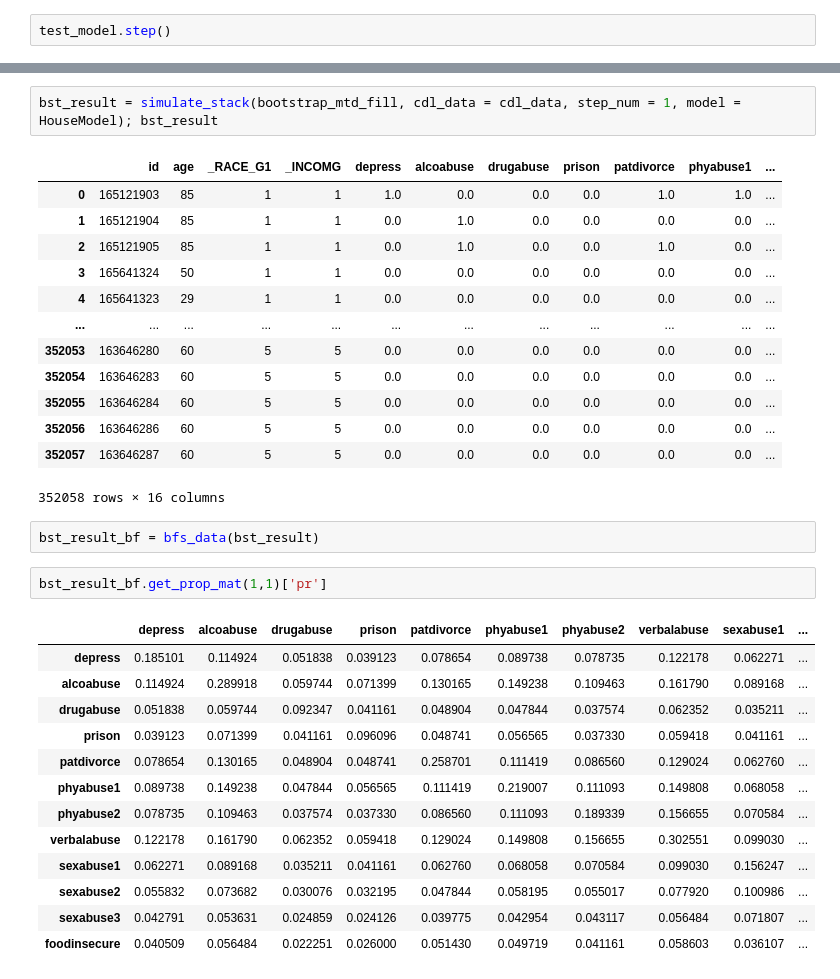
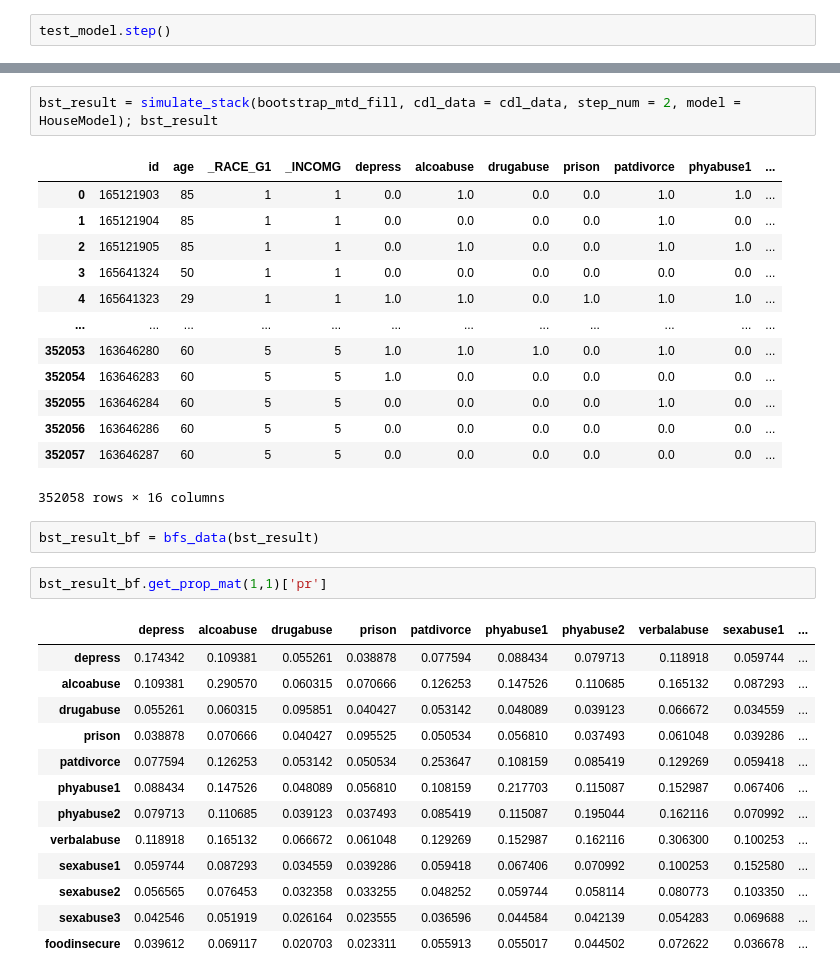
Before and after one commit to Paeans/ace.simulator, a Jupyter notebook: ace_model/howto-transmit-model.ipynb, the cells around one changed output, grey strips where cells are left out. Cells and saved outputs as stored; diff of their text form.

```diff
--- a/ace_model/howto-transmit-model.ipynb
+++ b/ace_model/howto-transmit-model.ipynb
@@ -111,17 +111,17 @@ result_df[result_df['age'] < 18]
 1455 rows × 16 columns
 # %%
-bst_result = simulate_stack(bootstrap_mtd_fill, cdl_data = cdl_data, step_num = 1, model = HouseModel); bst_result
+bst_result = simulate_stack(bootstrap_mtd_fill, cdl_data = cdl_data, step_num = 2, model = HouseModel); bst_result
 # %% [output]
 |  | id | age | _RACE_G1 | _INCOMG | depress | alcoabuse | drugabuse | prison | patdivorce | phyabuse1 | ... |
-| 0 | 165121903 | 85 | 1 | 1 | 1.0 | 0.0 | 0.0 | 0.0 | 1.0 | 1.0 | ... |
-| 1 | 165121904 | 85 | 1 | 1 | 0.0 | 1.0 | 0.0 | 0.0 | 0.0 | 0.0 | ... |
-| 2 | 165121905 | 85 | 1 | 1 | 0.0 | 1.0 | 0.0 | 0.0 | 1.0 | 0.0 | ... |
+| 0 | 165121903 | 85 | 1 | 1 | 0.0 | 1.0 | 0.0 | 0.0 | 1.0 | 1.0 | ... |
+| 1 | 165121904 | 85 | 1 | 1 | 0.0 | 0.0 | 0.0 | 0.0 | 1.0 | 0.0 | ... |
+| 2 | 165121905 | 85 | 1 | 1 | 0.0 | 1.0 | 0.0 | 0.0 | 1.0 | 1.0 | ... |
 | 3 | 165641324 | 50 | 1 | 1 | 0.0 | 0.0 | 0.0 | 0.0 | 0.0 | 0.0 | ... |
-| 4 | 165641323 | 29 | 1 | 1 | 0.0 | 0.0 | 0.0 | 0.0 | 0.0 | 0.0 | ... |
+| 4 | 165641323 | 29 | 1 | 1 | 1.0 | 1.0 | 0.0 | 1.0 | 1.0 | 1.0 | ... |
 | ... | ... | ... | ... | ... | ... | ... | ... | ... | ... | ... | ... |
-| 352053 | 163646280 | 60 | 5 | 5 | 0.0 | 0.0 | 0.0 | 0.0 | 0.0 | 0.0 | ... |
-| 352054 | 163646283 | 60 | 5 | 5 | 0.0 | 0.0 | 0.0 | 0.0 | 0.0 | 0.0 | ... |
-| 352055 | 163646284 | 60 | 5 | 5 | 0.0 | 0.0 | 0.0 | 0.0 | 0.0 | 0.0 | ... |
+| 352053 | 163646280 | 60 | 5 | 5 | 1.0 | 1.0 | 1.0 | 0.0 | 1.0 | 0.0 | ... |
+| 352054 | 163646283 | 60 | 5 | 5 | 1.0 | 0.0 | 0.0 | 0.0 | 0.0 | 0.0 | ... |
+| 352055 | 163646284 | 60 | 5 | 5 | 0.0 | 0.0 | 0.0 | 0.0 | 1.0 | 0.0 | ... |
 | 352056 | 163646286 | 60 | 5 | 5 | 0.0 | 0.0 | 0.0 | 0.0 | 0.0 | 0.0 | ... |
 | 352057 | 163646287 | 60 | 5 | 5 | 0.0 | 0.0 | 0.0 | 0.0 | 0.0 | 0.0 | ... |
 352058 rows × 16 columns
@@ -131,18 +131,18 @@ bst_result_bf = bfs_data(bst_result)
 bst_result_bf.get_prop_mat(1,1)['pr']
 # %% [output]
 |  | depress | alcoabuse | drugabuse | prison | patdivorce | phyabuse1 | phyabuse2 | verbalabuse | sexabuse1 | ... |
-| depress | 0.185101 | 0.114924 | 0.051838 | 0.039123 | 0.078654 | 0.089738 | 0.078735 | 0.122178 | 0.062271 | ... |
-| alcoabuse | 0.114924 | 0.289918 | 0.059744 | 0.071399 | 0.130165 | 0.149238 | 0.109463 | 0.161790 | 0.089168 | ... |
-| drugabuse | 0.051838 | 0.059744 | 0.092347 | 0.041161 | 0.048904 | 0.047844 | 0.037574 | 0.062352 | 0.035211 | ... |
-| prison | 0.039123 | 0.071399 | 0.041161 | 0.096096 | 0.048741 | 0.056565 | 0.037330 | 0.059418 | 0.041161 | ... |
-| patdivorce | 0.078654 | 0.130165 | 0.048904 | 0.048741 | 0.258701 | 0.111419 | 0.086560 | 0.129024 | 0.062760 | ... |
-| phyabuse1 | 0.089738 | 0.149238 | 0.047844 | 0.056565 | 0.111419 | 0.219007 | 0.111093 | 0.149808 | 0.068058 | ... |
-| phyabuse2 | 0.078735 | 0.109463 | 0.037574 | 0.037330 | 0.086560 | 0.111093 | 0.189339 | 0.156655 | 0.070584 | ... |
-| verbalabuse | 0.122178 | 0.161790 | 0.062352 | 0.059418 | 0.129024 | 0.149808 | 0.156655 | 0.302551 | 0.099030 | ... |
-| sexabuse1 | 0.062271 | 0.089168 | 0.035211 | 0.041161 | 0.062760 | 0.068058 | 0.070584 | 0.099030 | 0.156247 | ... |
-| sexabuse2 | 0.055832 | 0.073682 | 0.030076 | 0.032195 | 0.047844 | 0.058195 | 0.055017 | 0.077920 | 0.100986 | ... |
-| sexabuse3 | 0.042791 | 0.053631 | 0.024859 | 0.024126 | 0.039775 | 0.042954 | 0.043117 | 0.056484 | 0.071807 | ... |
-| foodinsecure | 0.040509 | 0.056484 | 0.022251 | 0.026000 | 0.051430 | 0.049719 | 0.041161 | 0.058603 | 0.036107 | ... |
+| depress | 0.174342 | 0.109381 | 0.055261 | 0.038878 | 0.077594 | 0.088434 | 0.079713 | 0.118918 | 0.059744 | ... |
+| alcoabuse | 0.109381 | 0.290570 | 0.060315 | 0.070666 | 0.126253 | 0.147526 | 0.110685 | 0.165132 | 0.087293 | ... |
+| drugabuse | 0.055261 | 0.060315 | 0.095851 | 0.040427 | 0.053142 | 0.048089 | 0.039123 | 0.066672 | 0.034559 | ... |
+| prison | 0.038878 | 0.070666 | 0.040427 | 0.095525 | 0.050534 | 0.056810 | 0.037493 | 0.061048 | 0.039286 | ... |
+| patdivorce | 0.077594 | 0.126253 | 0.053142 | 0.050534 | 0.253647 | 0.108159 | 0.085419 | 0.129269 | 0.059418 | ... |
+| phyabuse1 | 0.088434 | 0.147526 | 0.048089 | 0.056810 | 0.108159 | 0.217703 | 0.115087 | 0.152987 | 0.067406 | ... |
+| phyabuse2 | 0.079713 | 0.110685 | 0.039123 | 0.037493 | 0.085419 | 0.115087 | 0.195044 | 0.162116 | 0.070992 | ... |
+| verbalabuse | 0.118918 | 0.165132 | 0.066672 | 0.061048 | 0.129269 | 0.152987 | 0.162116 | 0.306300 | 0.100253 | ... |
+| sexabuse1 | 0.059744 | 0.087293 | 0.034559 | 0.039286 | 0.059418 | 0.067406 | 0.070992 | 0.100253 | 0.152580 | ... |
+| sexabuse2 | 0.056565 | 0.076453 | 0.032358 | 0.033255 | 0.048252 | 0.059744 | 0.058114 | 0.080773 | 0.103350 | ... |
+| sexabuse3 | 0.042546 | 0.051919 | 0.026164 | 0.023555 | 0.036596 | 0.044584 | 0.042139 | 0.054283 | 0.069688 | ... |
+| foodinsecure | 0.039612 | 0.069117 | 0.020703 | 0.023311 | 0.055913 | 0.055017 | 0.044502 | 0.072622 | 0.036678 | ... |
 # %%
 bst_result_bf.get_corr_mat(1,1)
 # %% [output]
```
Also changed, not shown: parts of 6 cells of this notebook, 1 other file.
